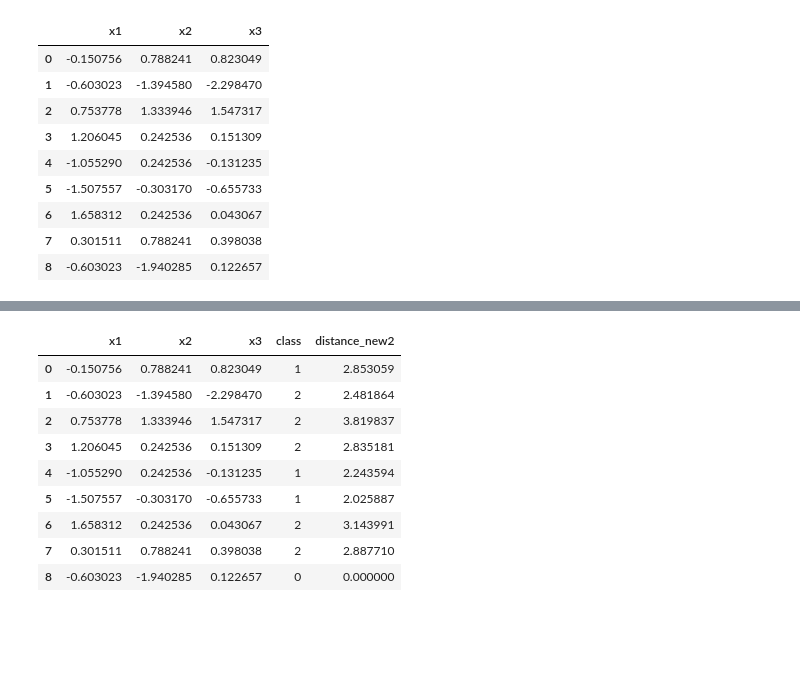
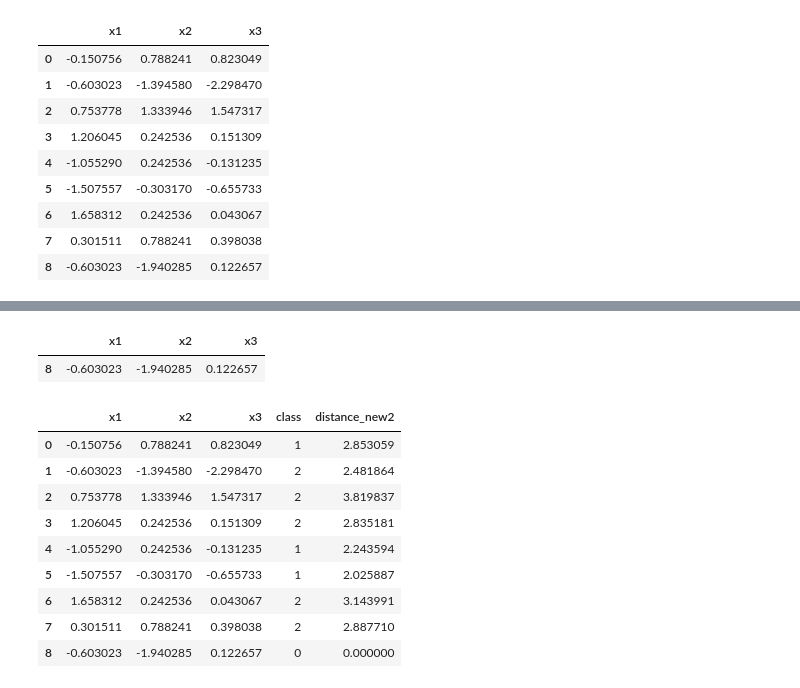
Before and after one commit to JaeHeee/DataMining, a Jupyter notebook: homework/KNN.ipynb, the cells around one changed output, grey strips where cells are left out. Drawn from its saved outputs; the diff is of its cells as text; code cells hidden in the pictures; blank space fills up the shorter version.

```diff
--- a/homework/KNN.ipynb
+++ b/homework/KNN.ipynb
@@ -301,3 +288,8 @@ output3
+# %%
+output3.iloc[8:,:3]
+# %% [output]
+|  | x1 | x2 | x3 |
+| 8 | -0.603023 | -1.940285 | 0.122657 |
 # %%
 output3['distance_new2'] = output3[['x1','x2','x3']].sub(np.array(output3.iloc[8:,:3])).pow(2).sum(1).pow(0.5)
 # %%
```
Also changed, not shown: parts of 16 cells of this notebook.
